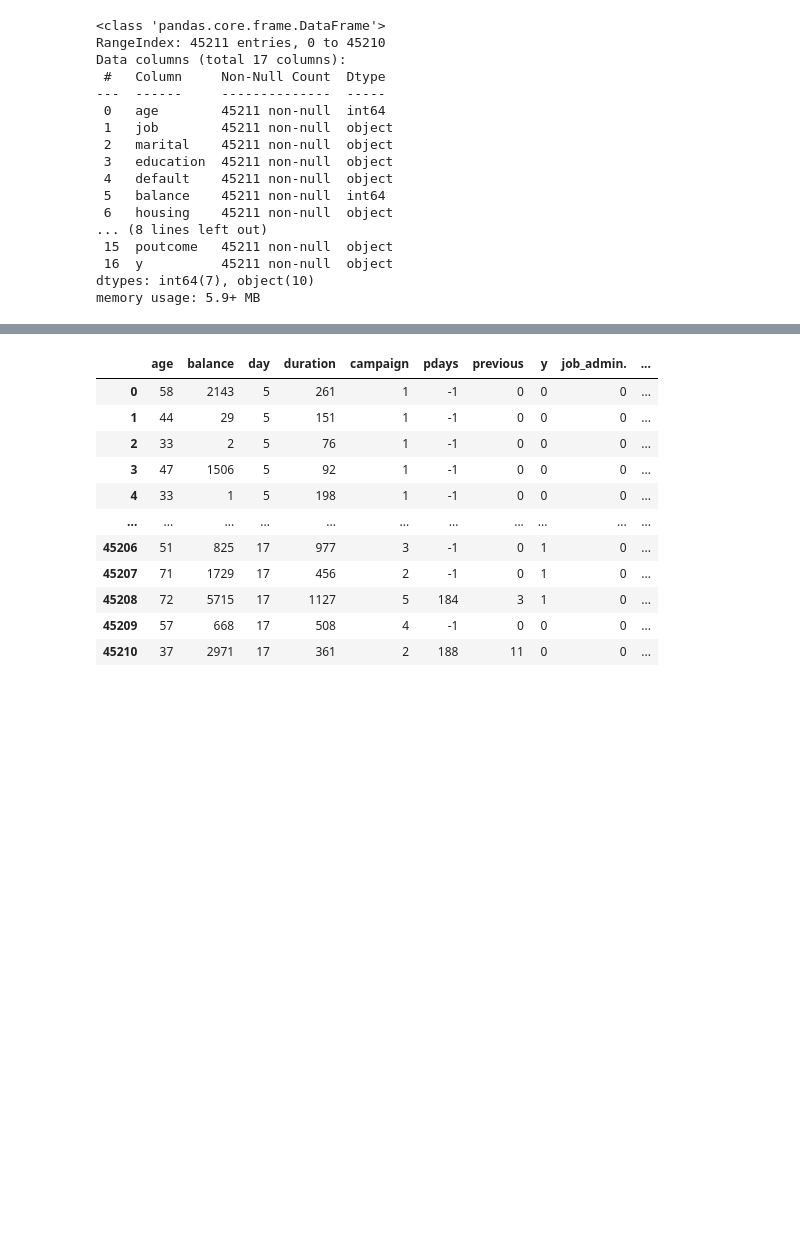
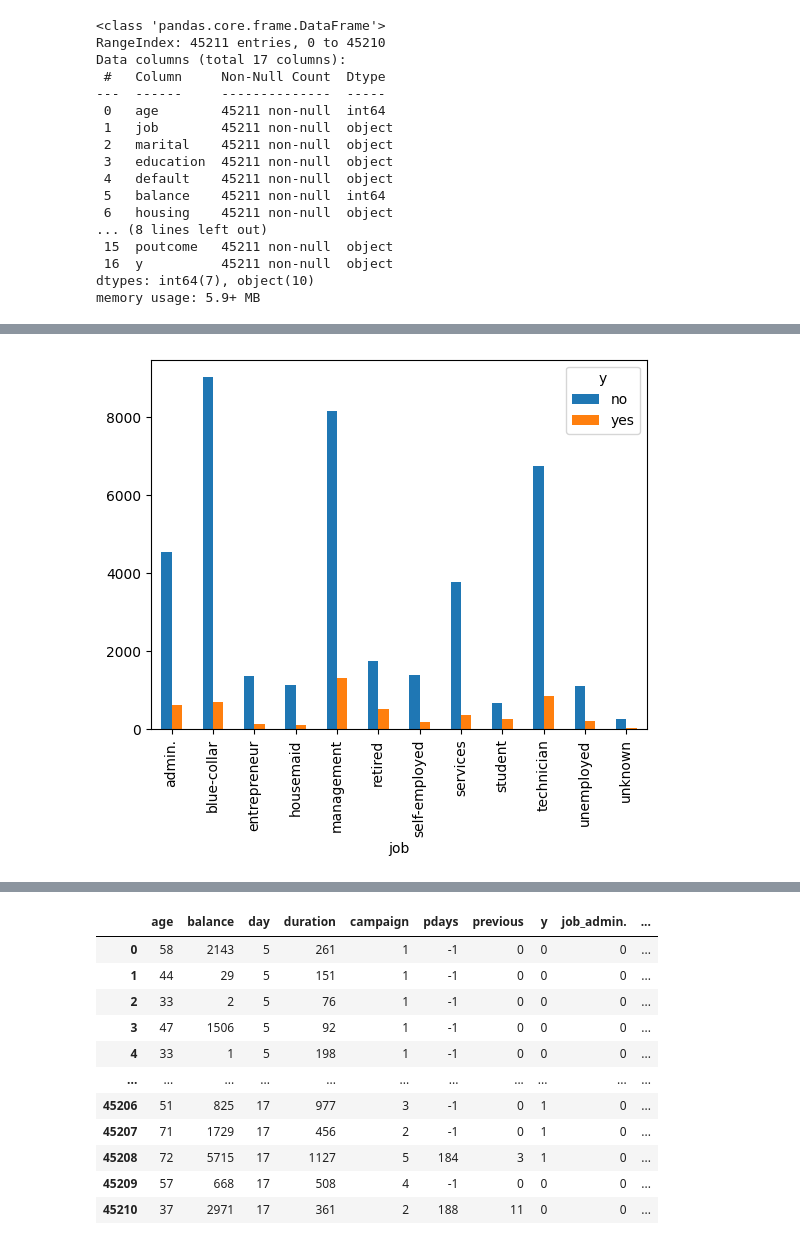
Before and after one commit to Tejuk2904/DS-Assignments, a Jupyter notebook: Assignment_6_(Logistic_Regression).ipynb, the cells around one changed output, grey strips where cells are left out. Drawn from its saved outputs; the diff is of its cells as text; code cells hidden in the pictures; blank space fills up the shorter version.

```diff
--- a/Assignment_6_(Logistic_Regression).ipynb
+++ b/Assignment_6_(Logistic_Regression).ipynb
@@ -108,0 +159,4 @@ memory usage: 5.9+ MB
+# %%
+table = pd.crosstab(bank.job, bank.y).plot(kind='bar')
+# %% [output]
+[figure, added]
```
Also changed, not shown: parts of 21 cells of this notebook, 2 other files.
